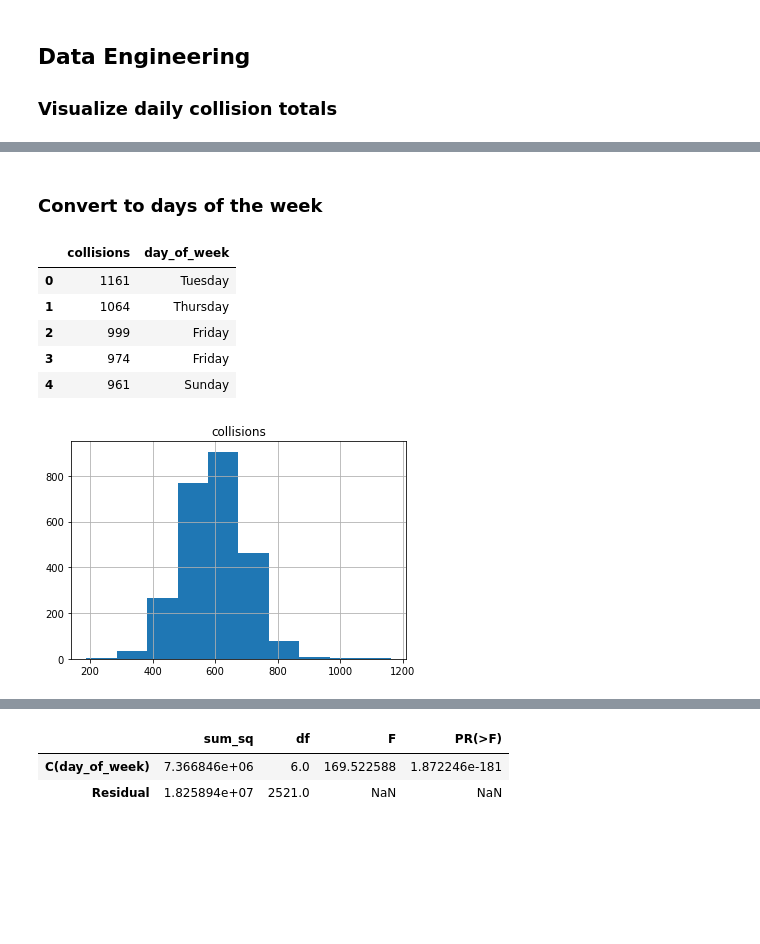
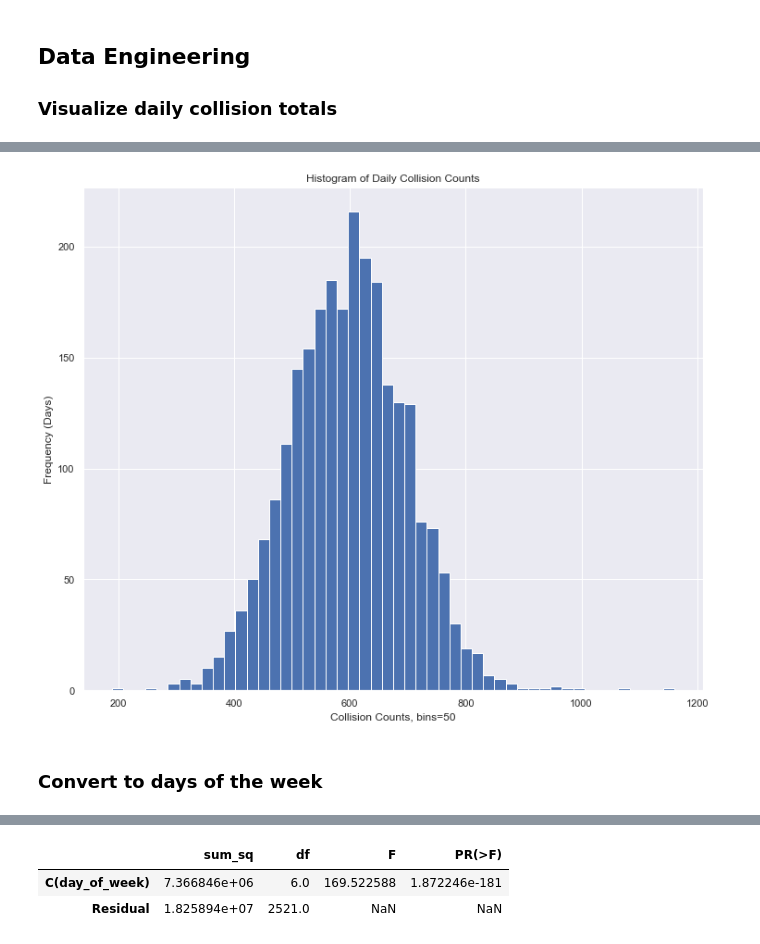
Before and after one commit to davidhaase/mod-3-final-project, a Jupyter notebook: nyc-collision.ipynb, the cells around one changed output, grey strips where cells are left out. Drawn from its saved outputs; the diff is of its cells as text; code cells hidden in the pictures; blank space fills up the shorter version.

```diff
--- a/nyc-collision.ipynb
+++ b/nyc-collision.ipynb
@@ -155,0 +150,3 @@ hist = collisions_by_date.hist(bins=100)
+# %%
+collisions_by_date = df['DATE'].value_counts().reset_index()
+collisions_by_date.describe()
@@ -156,3 +163,15 @@ hist = collisions_by_date.hist(bins=100)
+# %%
+# hist = collisions_by_date.hist(bins=100)
+# sns.distplot(collisions_by_date,kde = False)
+# sns.distplot(collisions_by_date['DATE'], kde=True, bins=50)
+# n, bins, patches = plt.hist(x, 50, normed=1, facecolor='g', alpha=0.75)
+plt.hist(collisions_by_date['DATE'], bins=50)
+plt.xlabel('Collision Counts, bins=50')
+plt.ylabel('Frequency (Days)')
+plt.title('Histogram of Daily Collision Counts')
+plt.savefig('data/histogram-collisions-per-day.png')
+# %% [output]
+[figure, added]
 # %% [markdown]
 ### Convert to days of the week
 # %%
@@ -161,15 +180,3 @@ weekdays['day_of_week'] = weekdays['index'].dt.day_name()
 weekdays.drop('index', axis=1, inplace=True)
 # %%
 weekdays = weekdays.rename(index=str, columns={"DATE": "collisions"})
-weekdays.head()
-# %% [output]
-|  | collisions | day_of_week |
-| 0 | 1161 | Tuesday |
-| 1 | 1064 | Thursday |
-| 2 | 999 | Friday |
-| 3 | 974 | Friday |
-| 4 | 961 | Sunday |
-# %%
-boxplot = weekdays.hist()
-# %% [output]
-[figure, removed]
```
Also changed, not shown: parts of 31 cells of this notebook, 1 other file.
